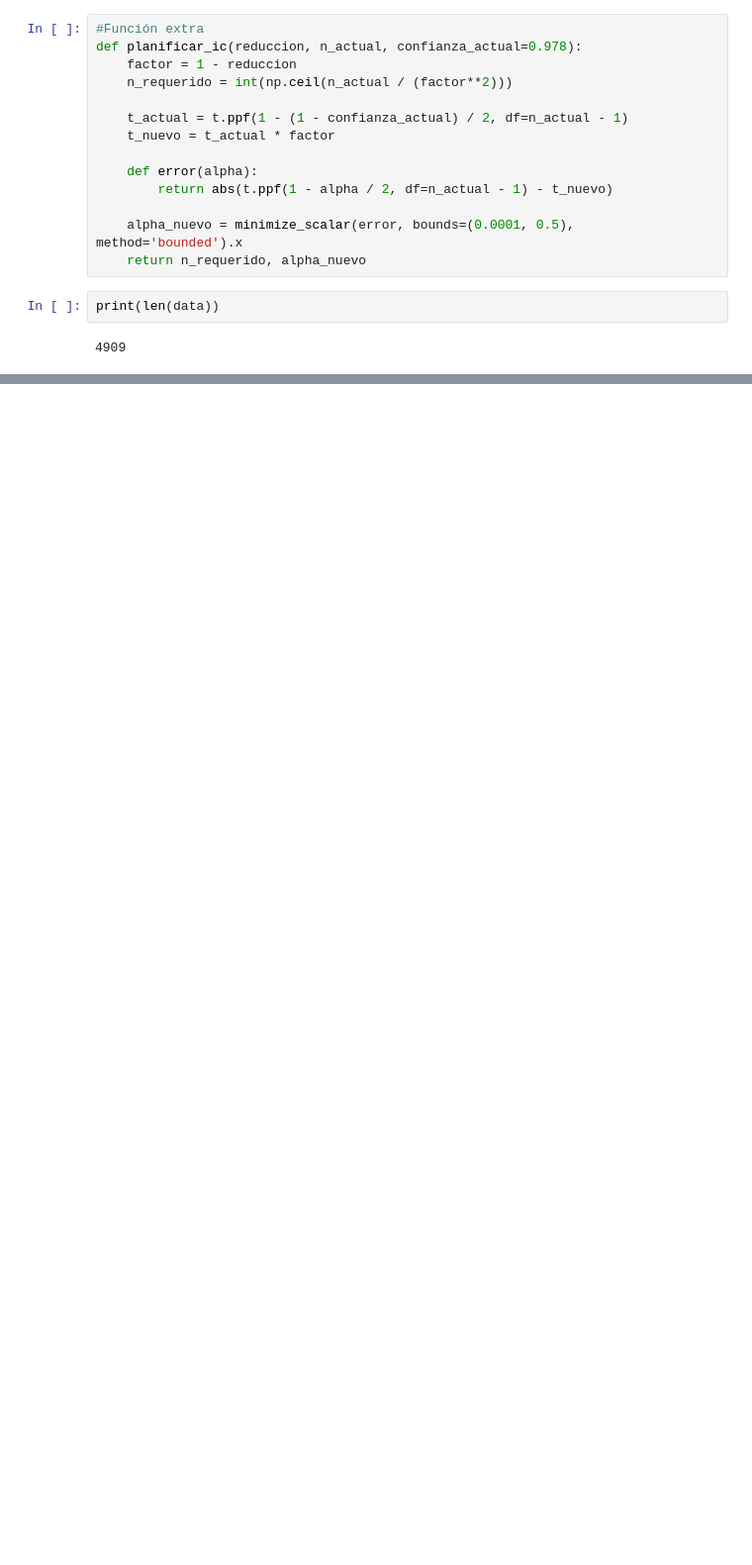
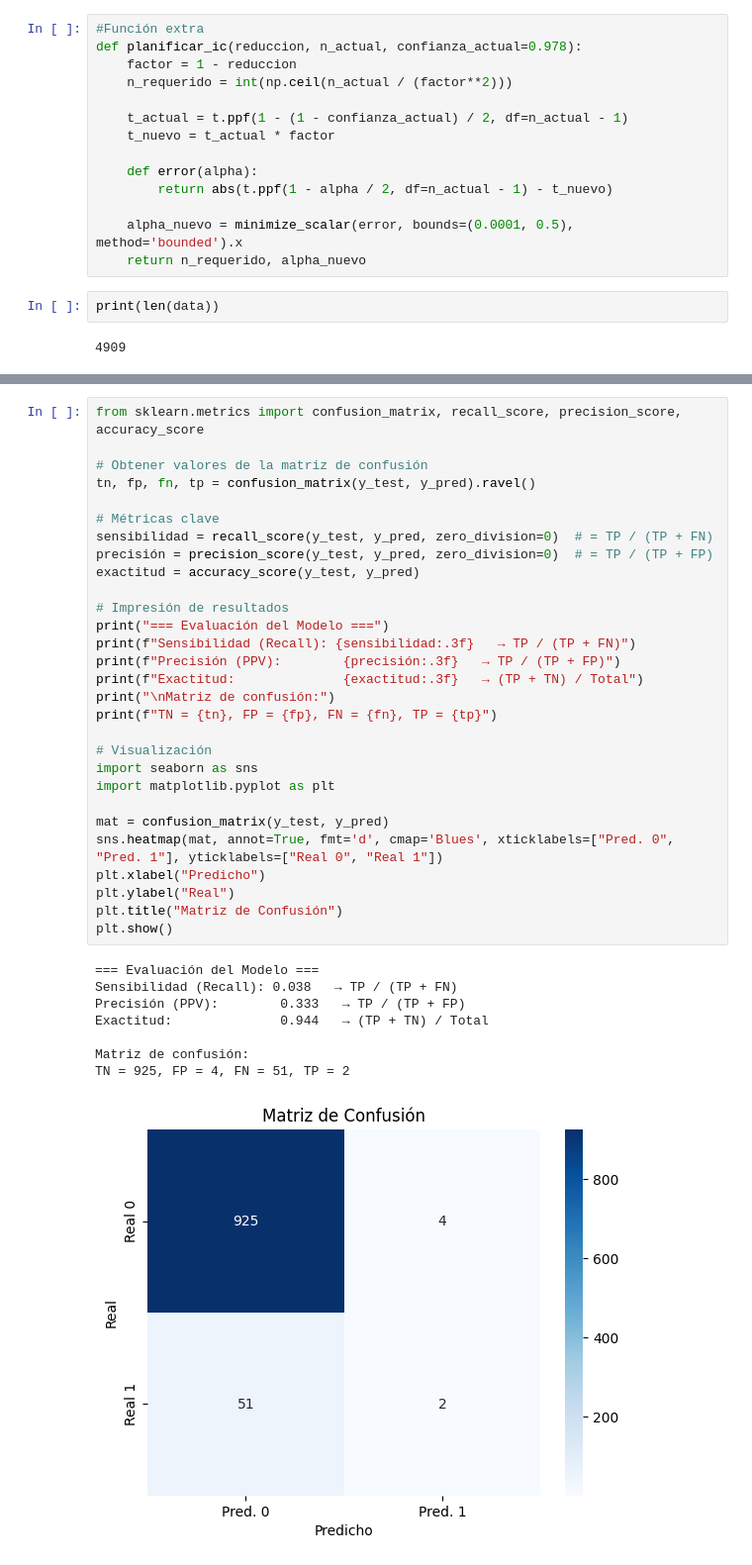
Before and after one commit to champagne-gabo/proyecto-inf280, a Jupyter notebook: notebook final.ipynb, the cells around one changed output, grey strips where cells are left out. Shown at 99% size. Cells and saved outputs as stored; diff of their text form; blank space fills up the shorter version.

```diff
--- a/notebook final.ipynb
+++ b/notebook final.ipynb
@@ -1662,0 +1808,38 @@ print(len(data))
+# %%
+from sklearn.metrics import confusion_matrix, recall_score, precision_score, accuracy_score
+
+# Obtener valores de la matriz de confusión
+tn, fp, fn, tp = confusion_matrix(y_test, y_pred).ravel()
+
+# Métricas clave
+sensibilidad = recall_score(y_test, y_pred, zero_division=0)  # = TP / (TP + FN)
+precisión = precision_score(y_test, y_pred, zero_division=0)  # = TP / (TP + FP)
+exactitud = accuracy_score(y_test, y_pred)
+
+# Impresión de resultados
+print("=== Evaluación del Modelo ===")
+print(f"Sensibilidad (Recall): {sensibilidad:.3f}   → TP / (TP + FN)")
+print(f"Precisión (PPV):        {precisión:.3f}   → TP / (TP + FP)")
+print(f"Exactitud:              {exactitud:.3f}   → (TP + TN) / Total")
+print("\nMatriz de confusión:")
+print(f"TN = {tn}, FP = {fp}, FN = {fn}, TP = {tp}")
+
+# Visualización
+import seaborn as sns
+import matplotlib.pyplot as plt
+
+mat = confusion_matrix(y_test, y_pred)
+sns.heatmap(mat, annot=True, fmt='d', cmap='Blues', xticklabels=["Pred. 0", "Pred. 1"], yticklabels=["Real 0", "Real 1"])
+plt.xlabel("Predicho")
+plt.ylabel("Real")
+plt.title("Matriz de Confusión")
+plt.show()
+# %% [output]
+=== Evaluación del Modelo ===
+Sensibilidad (Recall): 0.038   → TP / (TP + FN)
+Precisión (PPV):        0.333   → TP / (TP + FP)
+Exactitud:              0.944   → (TP + TN) / Total
+
+Matriz de confusión:
+TN = 925, FP = 4, FN = 51, TP = 2
+[figure, added]
```
Also changed, not shown: parts of 11 cells of this notebook.
